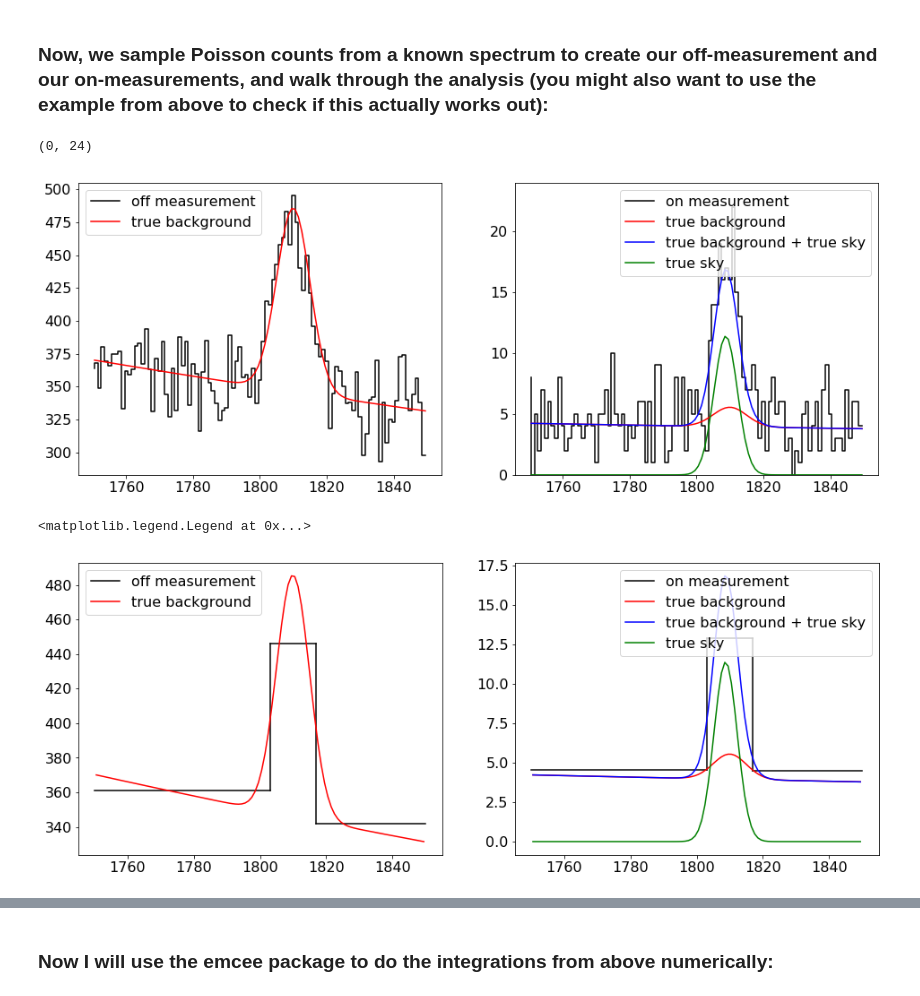
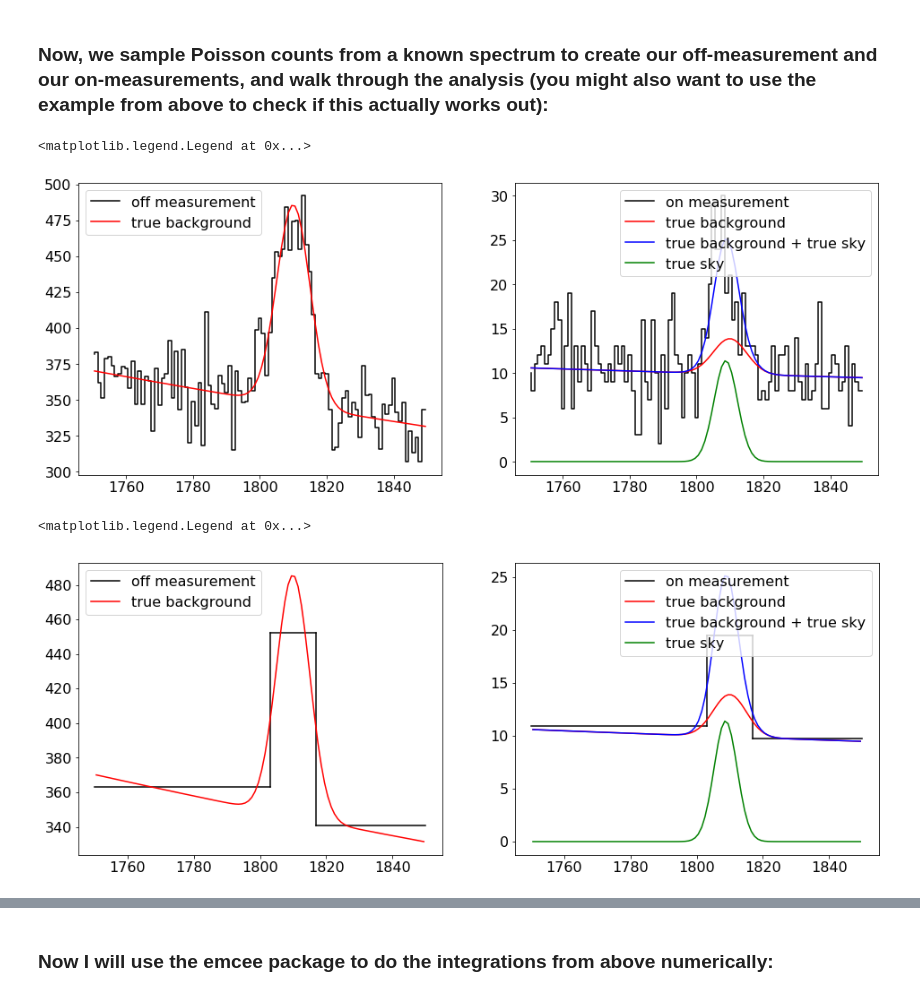
Before and after one commit to tsiegert/for-students, a Jupyter notebook: Background_Template_Fitting.ipynb, the cells around one changed output, grey strips where cells are left out. Cells and saved outputs as stored; diff of their text form; code cells hidden in the pictures.

```diff
--- a/Background_Template_Fitting.ipynb
+++ b/Background_Template_Fitting.ipynb
@@ -438,29 +438,29 @@ beta_off = 3.5
 off_spec = np.random.poisson(beta_off*bg_spec_true)
 
 # on measurement
-alpha_on = 0.1*10
-beta_on = 0.02*2
+alpha_on = 1
+beta_on = 0.1
 on_spec = np.random.poisson(beta_on*bg_spec_true + alpha_on*sky_spec_true)
 # %%
 # plotting what's going on
 
 plt.figure(figsize=(16,6))
 plt.subplot(121)
 plt.step(ee,off_spec,label='off measurement')
 plt.plot(ee,beta_off*bg_spec_true,label='true background')
 plt.legend()
 #plt.ylim(0,240)
 
 plt.subplot(122)
 plt.step(ee,on_spec,label='on measurement')
 plt.plot(ee,beta_on*bg_spec_true,label='true background')
 plt.plot(ee,beta_on*bg_spec_true + alpha_on*sky_spec_true,label='true background + true sky')
 plt.plot(ee,alpha_on*sky_spec_true,label='true sky')
 plt.legend()
-plt.ylim(0,24)
+#plt.ylim(0,24)
 # %% [output]
-(0, 24)
+<matplotlib.legend.Legend at 0x...>
-[figure, old version]
+[figure, new version]
 # %%
 # rebinning to 3 bins
 
@@ -539,7 +539,7 @@ plt.plot(ee,alpha_on*sky_spec_true,label='true sky',color='green')
 plt.legend()
 # %% [output]
 <matplotlib.legend.Legend at 0x...>
-[figure, old version]
+[figure, new version]
 # %%
 # definition of "background model template"
 bg_model = off_spec_reb
```
Also changed, not shown: parts of 53 cells of this notebook.
